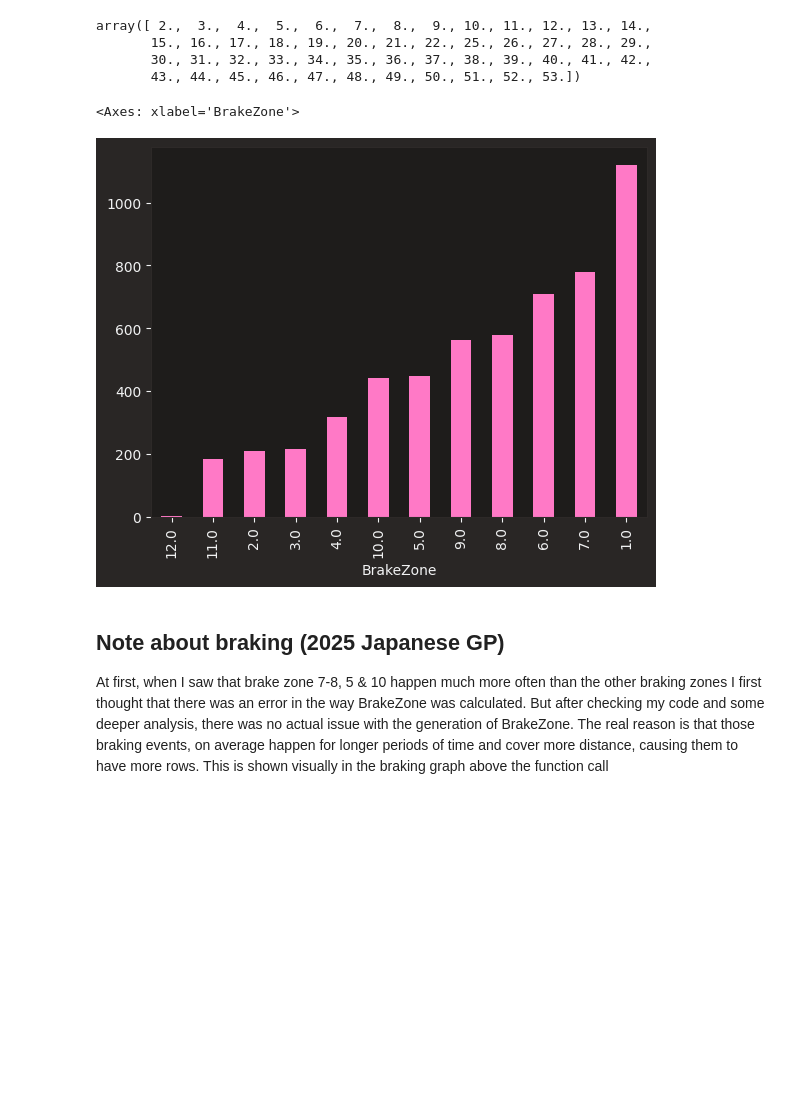
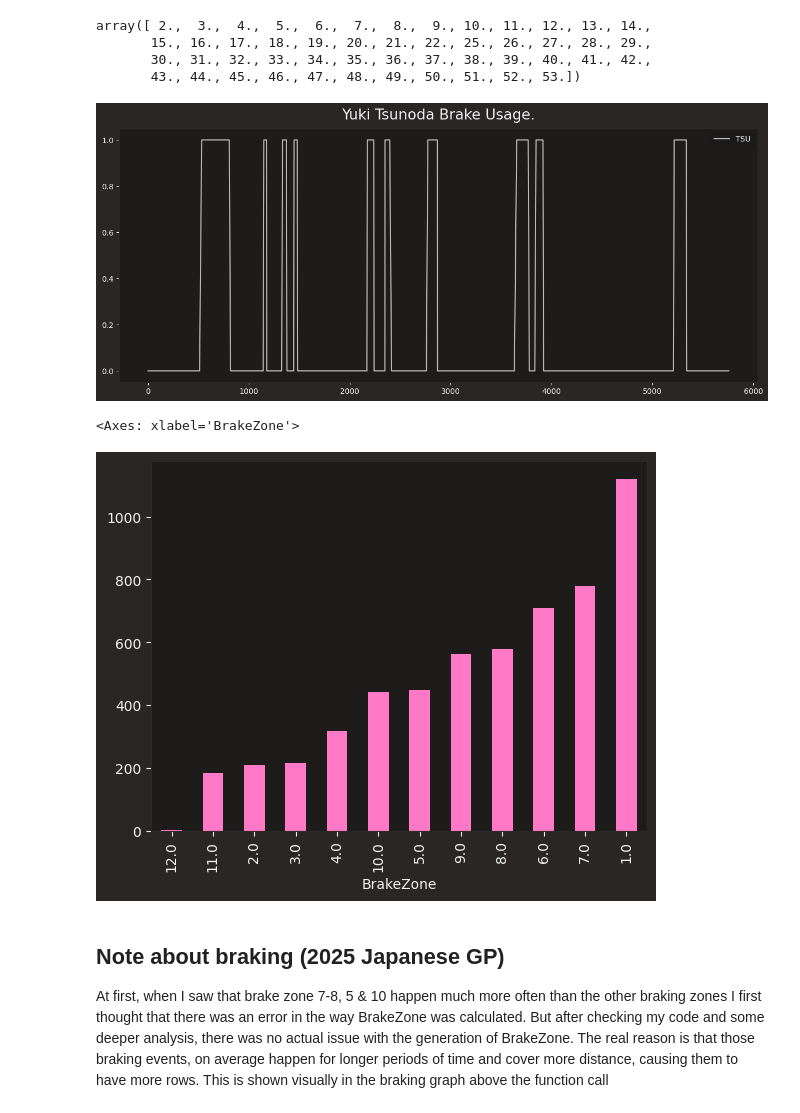
Before and after one commit to OhOmah/F1Revisited, a Jupyter notebook: MaxVSecondSeat.ipynb, the cells around one changed output. Saved outputs shown, nothing was run; the diff lists cells and outputs as text; code cells hidden in the pictures; blank space fills up the shorter version.

```diff
--- a/MaxVSecondSeat.ipynb
+++ b/MaxVSecondSeat.ipynb
@@ -645,11 +648,27 @@ lap_tel['TotalDistanceBraked'] = lap_tel.groupby('BrakeZone')['DistanceBraked'].
 lap_tel['AvgSpeedBraking'] = lap_tel.groupby('BrakeZone')['Speed'].transform('mean')
 # %%
 lap_tel['total_time'] = lap_tel['Time'].iloc[-1].total_seconds()
-# %%
-# Start new generation of the brake zones.
-# This will based on the corner entry instead of
-# Get idea of the maximum number of brakezones
-total_tel.BrakeZone.value_counts().sort_values().plot(kind='bar')
-# %% [output]
-<Axes: xlabel='BrakeZone'>
-[figure, removed]
+# %%
+# loop over multiple races
+# for race in races:
+# Grab the data needed to generate the brake plot
+
+# Plot Binary plot showing braking over distance
+fig, ax = plt.subplots()
+
+fig.set_figheight(6)
+fig.set_figwidth(15)
+
+ax.plot(lap_tel['Distance'], lap_tel['Brake'], label ='TSU', color="white", alpha=0.7)
+ax.set_title("Yuki Tsunoda Brake Usage.")
+ax.legend()
+
+plt.show()
+# %% [output]
+[figure, added]
+# %%
+# Get idea of how often each brake zone is named
+total_tel.BrakeZone.value_counts().sort_values().plot(kind='bar')
+# %% [output]
+<Axes: xlabel='BrakeZone'>
+[figure, added]
```
Also changed, not shown: parts of 2 cells of this notebook.
